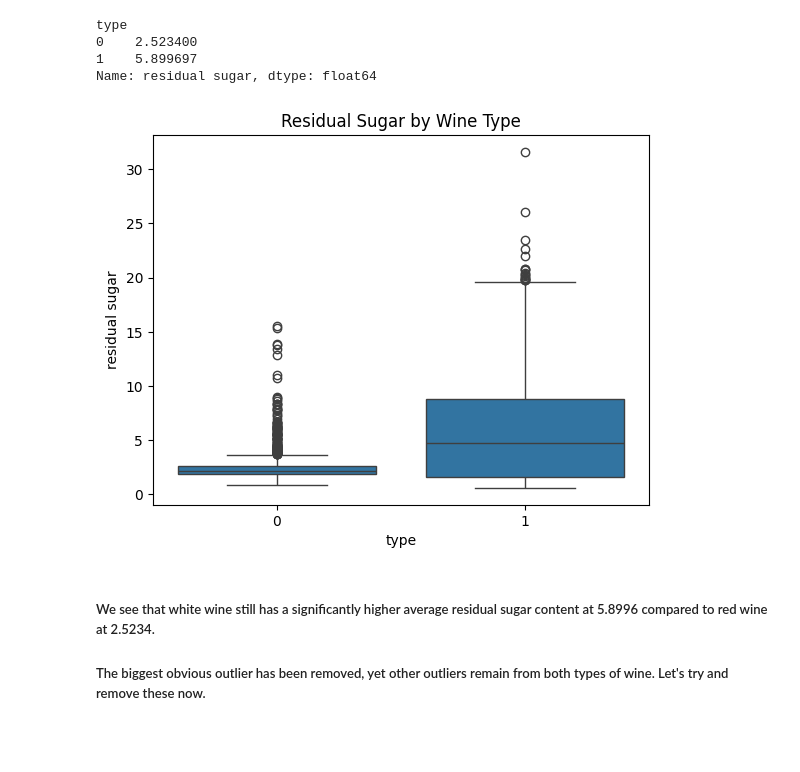
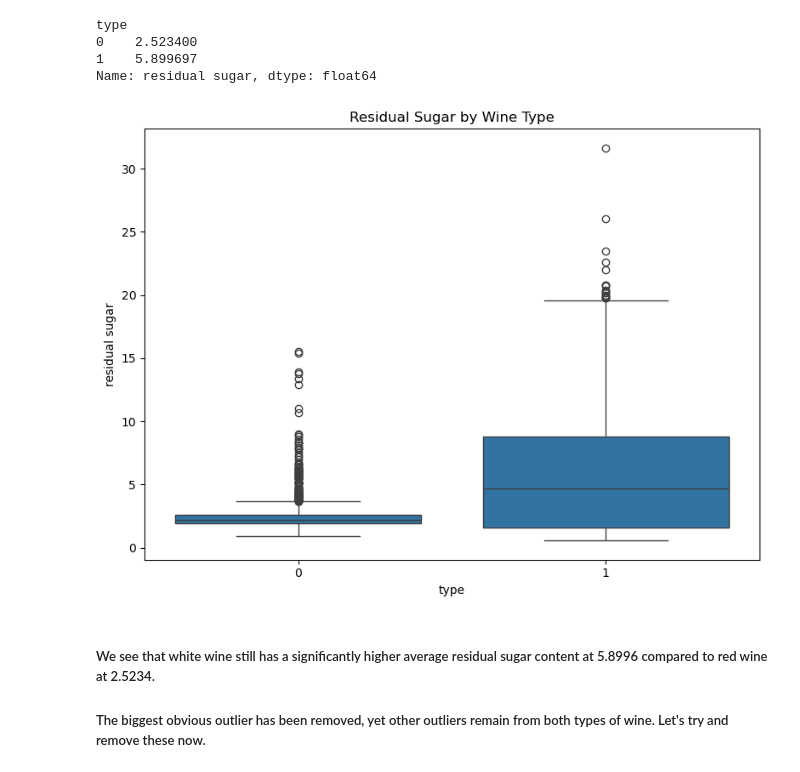
Before and after one commit to Nikolaj1992/MP1-Group9, a Jupyter notebook: MP-2/Code/Wine.ipynb, the cells around one changed output. Cells and saved outputs as stored; diff of their text form; code cells hidden in the pictures; blank space fills up the shorter version.

```diff
--- a/MP-2/Code/Wine.ipynb
+++ b/MP-2/Code/Wine.ipynb
@@ -415,11 +395,9 @@ type
 1    5.899697
 Name: residual sugar, dtype: float64
 # %%
-sbn.boxplot(x='type', y='residual sugar', data=wine_df_outlier_gone)
-plt.title('Residual Sugar by Wine Type')
-plt.show()
+vs.boxplot(data=wine_df_outlier_gone, x='type', y='residual sugar', title='Residual Sugar by Wine Type')
 # %% [output]
-[figure, old version]
+[figure, new version]
 # %% [markdown]
 ##### We see that white wine still has a significantly higher average residual sugar content at 5.8996 compared to red wine at 2.5234.
 ##### The biggest obvious outlier has been removed, yet other outliers remain from both types of wine. Let's try and remove these now.
```
Also changed, not shown: parts of 9 cells of this notebook, 2 other files.
